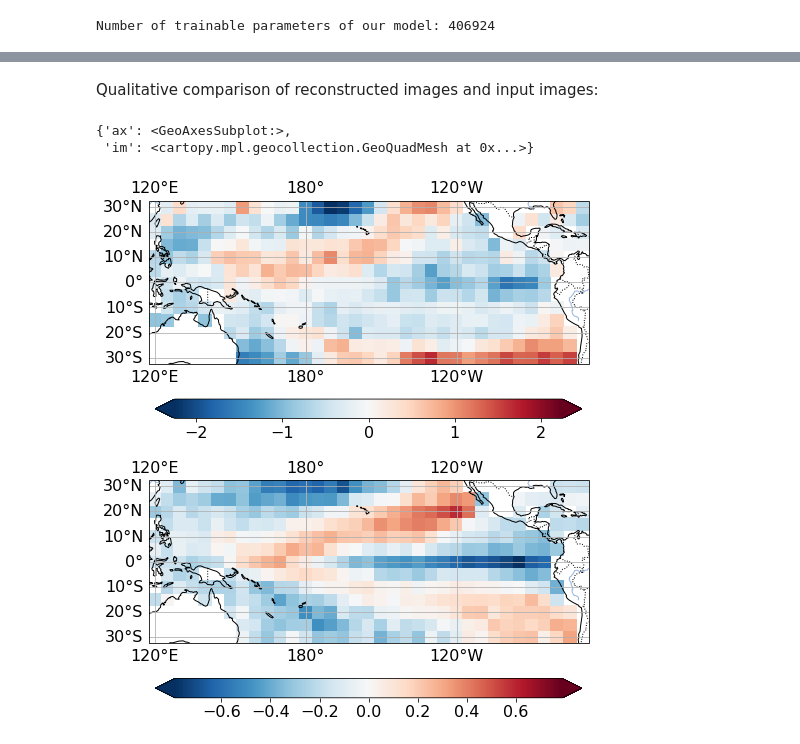
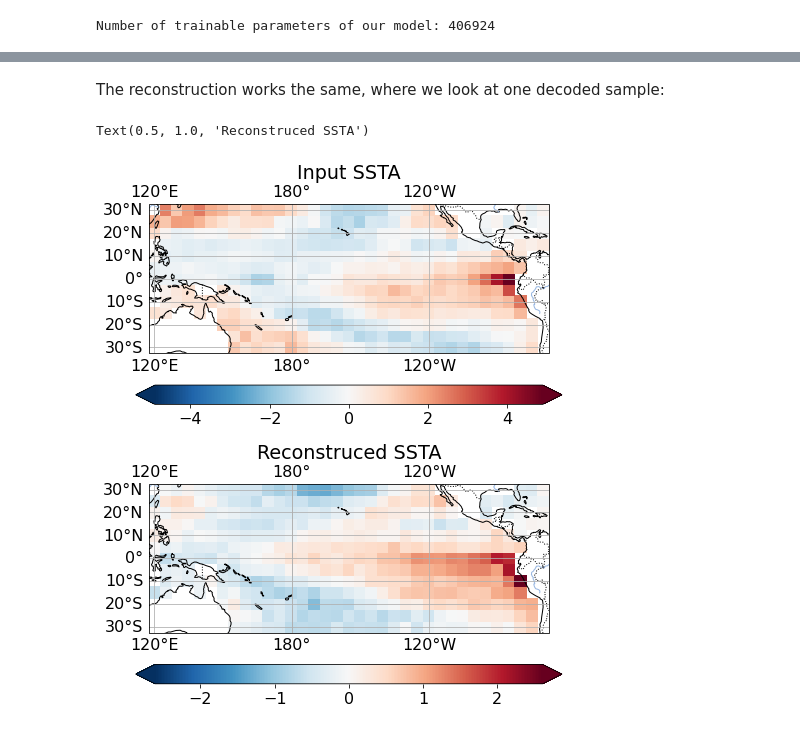
Before and after one commit to mlcs/seminar_ws22, a Jupyter notebook: 04_vae/tutorial_vae_ssta.ipynb, the cells around one changed output, grey strips where cells are left out. Cells and saved outputs as stored; diff of their text form; code cells hidden in the pictures.

```diff
--- a/04_vae/tutorial_vae_ssta.ipynb
+++ b/04_vae/tutorial_vae_ssta.ipynb
@@ -324,0 +501,14 @@ Evaluate training by plotting the loss function.
+# %%
+# Decode z
+with torch.no_grad():
+    traverse = ae.decoder(z_samples.to(ae.device))
+
+# Plot reconstructions
+fig, axs = plt.subplots(
+    1, len(z_range), figsize=(len(z_range)*4, 4),
+    subplot_kw=dict(projection= ctp.crs.PlateCarree(central_longitude=180))
+)
+for i, rec in enumerate(traverse):
+    da_rec = train_data.dataset.get_map(rec)
+    ut.plot_map(da_rec, ax=axs[i], central_longitude=180, vmin=-2, vmax=2)
+    axs[i].set_title(f"z={z_samples[i].tolist()}")
@@ -324,0 +582,18 @@ Evaluate training by plotting the loss function.
+# %%
+def reparametrize(mu, log_v):
+    """Sampling from a gaussian using the reparametrization trick.
+
+    z = mu + v**2 * eps | eps ~ N(0,1)
+
+    Args:
+        mu (torch.Tensor): (batch, ...) mean from the encoder's latent space
+        log_v (torch.Tensor): (batch, ...) log variance from the encoder's latent space
+
+    Return:
+        sample (tensor): (batch, ...)
+    """
+    std = torch.exp(0.5*log_v)  # standard deviation
+    eps = torch.randn_like(std)
+    sample = mu + (eps * std)  # sampling as if coming from the input space
+
+    return sample
@@ -324,0 +690,5 @@ Evaluate training by plotting the loss function.
+# %%
+vae = VAE(x_dim, z_dim=2)
+
+print("Number of trainable parameters of our model:",
+      sum(p.numel() for p in vae.parameters() if p.requires_grad))
@@ -336,23 +752,24 @@ ax.legend()
-# %% [markdown]
-Qualitative comparison of reconstructed images and input images:
+# %% [markdown]
+The reconstruction works the same, where we look at one decoded sample:
 # %%
 # select random inputs from validataion dataset
-x, _ = val_data[np.random.randint(0, len(val_data))]
+x, l = val_data[np.random.randint(0, len(val_data))]
 
 # encode and decode input
-x_rec, z = ae.forward(x.to(ae.device))
+x_rec, q_m, q_logv = vae.forward(x.to(vae.device))
 
 # transform flattened map back to grid
 da_in = val_data.dataset.get_map(x)
-da_rec = val_data.dataset.get_map(x_rec)
+da_rec = val_data.dataset.get_map(x_rec[0])
 
 # Plotting
 fig, (ax1, ax2) = plt.subplots(2,1, figsize=(8,8), subplot_kw=dict(
     projection= ctp.crs.PlateCarree(central_longitude=180))
 )
 ut.plot_map(da_in, ax=ax1, central_longitude=180)
+ax1.set_title(f"Input SSTA")
 ut.plot_map(da_rec, ax=ax2, central_longitude=180)
+ax2.set_title("Reconstruced SSTA")
 # %% [output]
-{'ax': <GeoAxesSubplot:>,
- 'im': <cartopy.mpl.geocollection.GeoQuadMesh at 0x...>}
+Text(0.5, 1.0, 'Reconstruced SSTA')
-[figure, old version]
+[figure, new version]
```
Also changed, not shown: parts of 64 cells of this notebook, 5 other files.
